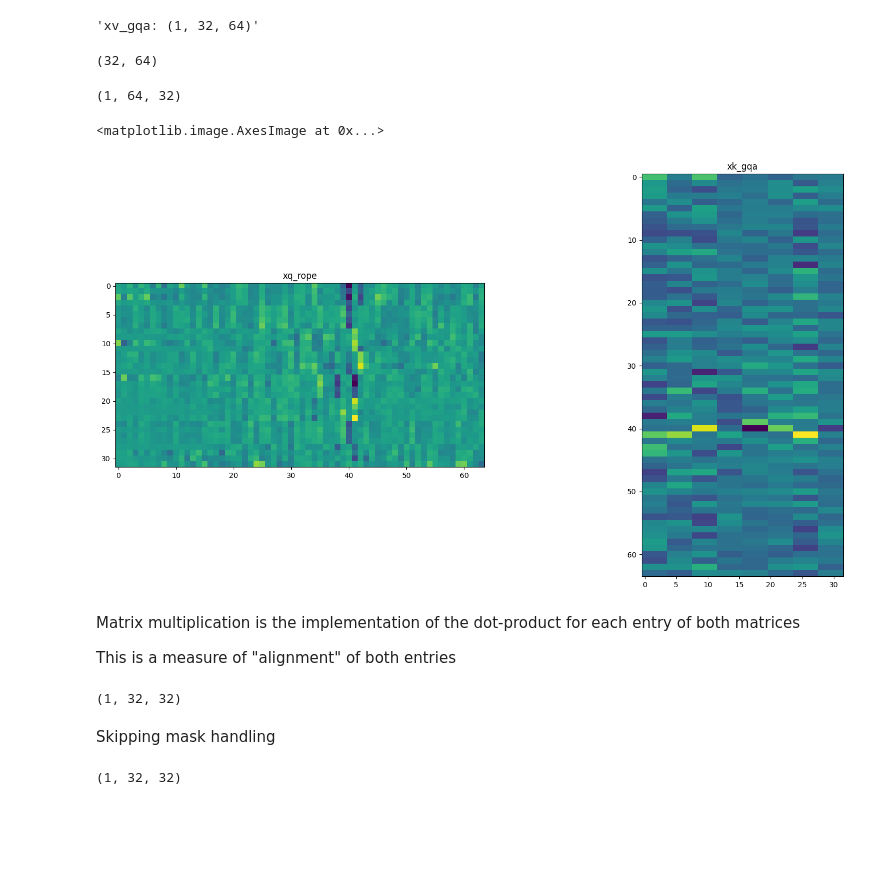
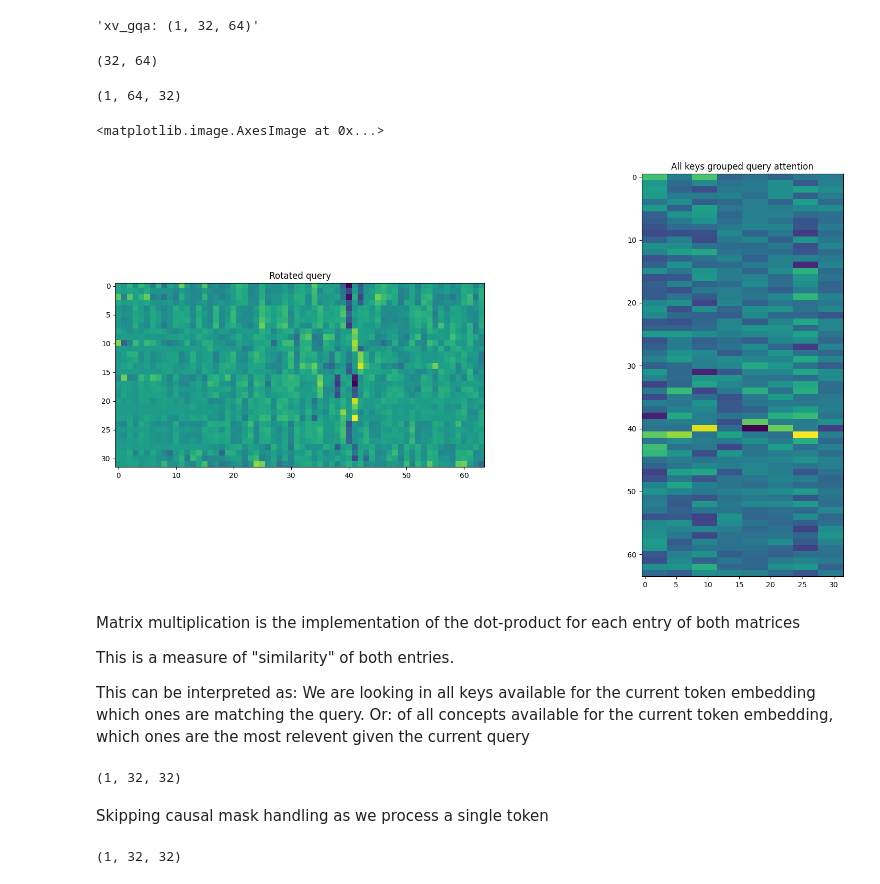
Before and after one commit to alberthier/llama-ipynb, a Jupyter notebook: 4-attention-transformer.ipynb, the cells around one changed output. Drawn from its saved outputs; the diff is of its cells as text; code cells hidden in the pictures; blank space fills up the shorter version.

```diff
--- a/4-attention-transformer.ipynb
+++ b/4-attention-transformer.ipynb
@@ -89,7 +89,7 @@ class Tokenizer:
         for t in tokens:
             decoded += self.vocab_inv[t]
 
-        return str(decoded)
+        return decoded.decode("utf-8", errors="replace")
 
 
 def load_raw_model(path: str):
@@ -409,10 +421,20 @@ v_cache[token_index] = xv
+# %%
+# Creating the KV (keys and values) cache. This will contain all keys and values computed since the
+# first token. Here we are only processing a single token in a single transformer layer so this is
+# isn't particularly usefull. We use it here for completeness
+all_keys_cache = np.zeros((max_seq_len, num_key_value_heads, head_dim))
+all_values_cache = np.zeros((max_seq_len, num_key_value_heads, head_dim))
+
+# should not be -1, it is a hack to make this example work
+all_keys_cache[token_index] = x_key_rope
+all_values_cache[token_index] = x_value
 # %% [markdown]
 Extract the keys and values from the cache from the first processed token up to the current one
 # %%
-ks = k_cache[0: token_index + 1]
-vs = v_cache[0: token_index + 1]
-display(ks.shape)
-display(vs.shape)
+all_keys = all_keys_cache[0: token_index + 1]
+all_values = all_values_cache[0: token_index + 1]
+display(all_keys.shape)
+display(all_values.shape)
 # %% [output]
 (1, 8, 64)
 (1, 8, 64)
@@ -424,33 +448,35 @@ Each entry of the key and value matrices are repeated
 repetitions = num_attention_heads // num_key_value_heads
 display(f"repetitions = {repetitions}")
 
-xk_gqa = np.repeat(ks, repetitions, axis=1)
-xv_gqa = np.repeat(vs, repetitions, axis=1)
+all_keys_grouped_query_attention = np.repeat(all_keys, repetitions, axis=1)
+all_values_grouped_query_attention = np.repeat(all_values, repetitions, axis=1)
 
 # flip the last dimensions to allow matrix multiplication
-xk_gqa = xk_gqa.transpose(0, 2, 1)
+all_keys_grouped_query_attention = all_keys_grouped_query_attention.transpose(0, 2, 1)
 
-display(f"xk_gqa: {xk_gqa.shape}")
-display(f"xv_gqa: {xv_gqa.shape}")
+display(f"xk_gqa: {all_keys_grouped_query_attention.shape}")
+display(f"xv_gqa: {all_values_grouped_query_attention.shape}")
 # %% [output]
 'repetitions = 4'
 'xk_gqa: (1, 64, 32)'
 'xv_gqa: (1, 32, 64)'
 # %%
-display(xq_rope.shape)
-display(xk_gqa.shape)
+display(x_query_rope.shape)
+display(all_keys_grouped_query_attention.shape)
 fig, axes = plt.subplots(1, 2, figsize = (20,10))
-axes[0].set_title("xq_rope")
-axes[0].imshow(xq_rope)
-axes[1].set_title("xk_gqa")
-axes[1].imshow(xk_gqa[0])
+axes[0].set_title("Rotated query")
+axes[0].imshow(x_query_rope)
+axes[1].set_title("All keys grouped query attention")
+axes[1].imshow(all_keys_grouped_query_attention[0])
 # %% [output]
 (32, 64)
 (1, 64, 32)
 <matplotlib.image.AxesImage at 0x...>
-[figure, old version]
+[figure, new version]
 # %% [markdown]
 Matrix multiplication is the implementation of the dot-product for each entry of both matrices
 
-This is a measure of "alignment" of both entries
+This is a measure of "similarity" of both entries.
+
+This can be interpreted as: We are looking in all keys available for the current token embedding which ones are matching the query. Or: of all concepts available for the current token embedding, which ones are the most relevent given the current query
 # %%
@@ -464,7 +490,7 @@ def softmax(x):
     exp_x = np.exp(x - np.max(x, axis=-1, keepdims=True))
     return exp_x / np.sum(exp_x, axis=-1, keepdims=True)
 # %% [markdown]
-Skipping mask handling
+Skipping causal mask handling as we process a single token
 # %%
 attention = softmax(attention)
 display(attention.shape)
```
Also changed, not shown: parts of 35 cells of this notebook.
